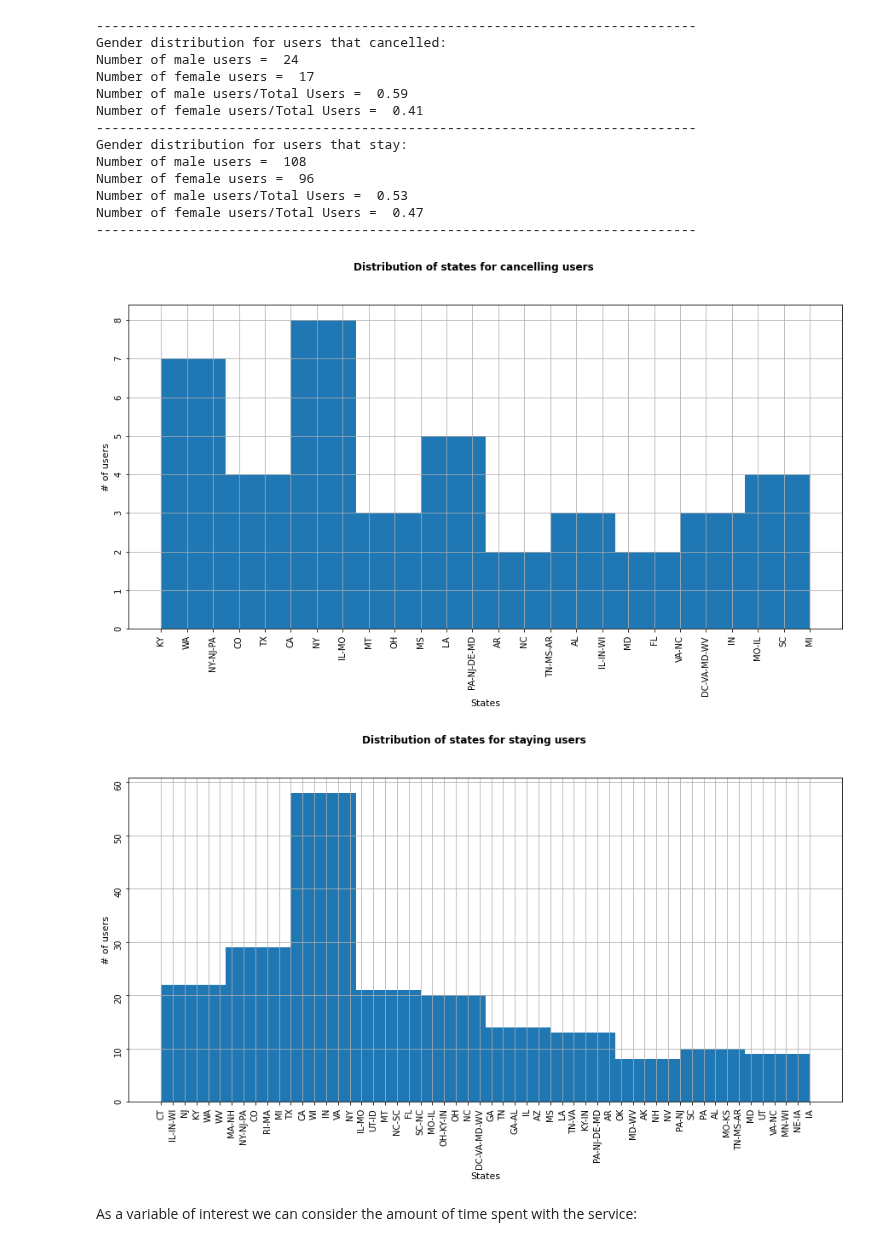
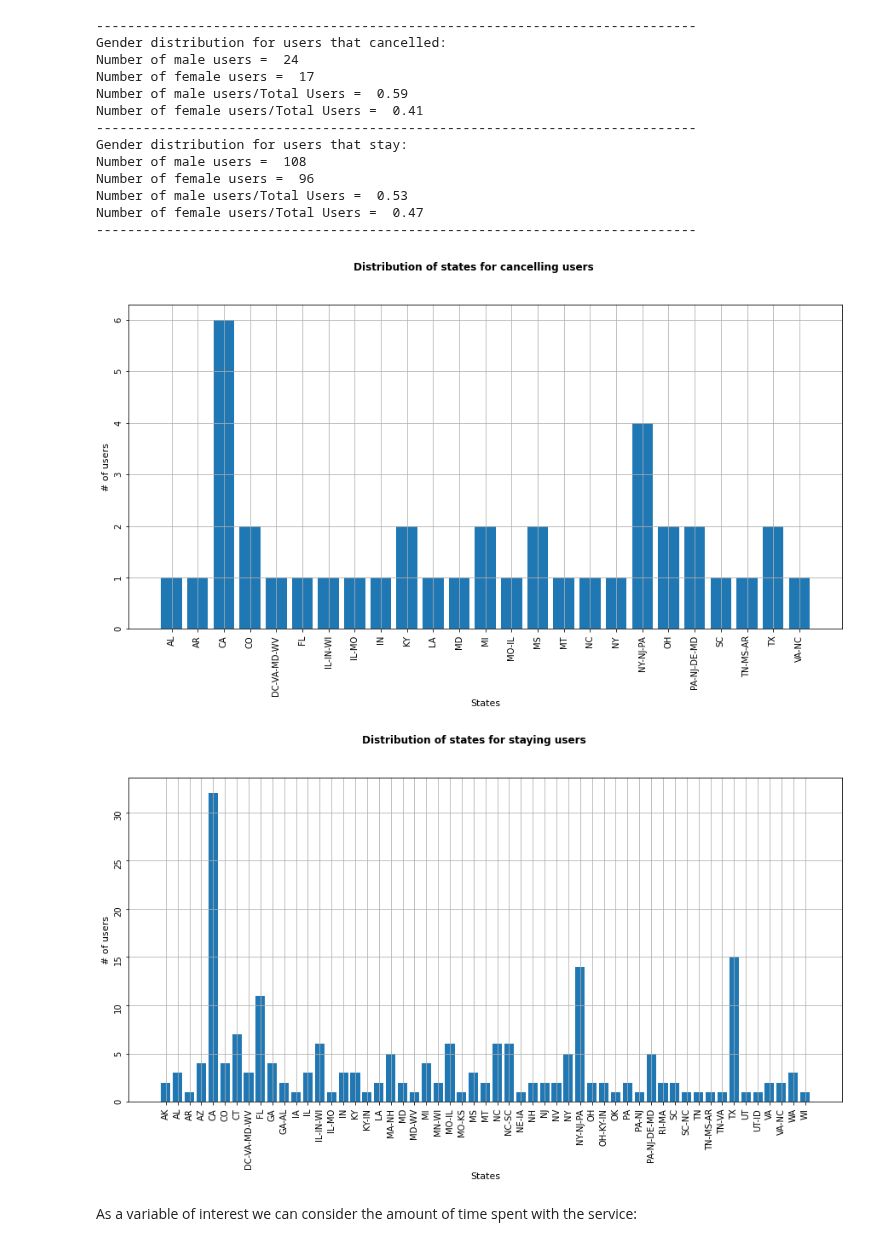
Before and after one commit to russom/DSND-Capstone, a Jupyter notebook: notebooks/Sparkify-project-local.ipynb, the cells around one changed output. Drawn from its saved outputs; the diff is of its cells as text; code cells hidden in the pictures.

```diff
--- a/notebooks/Sparkify-project-local.ipynb
+++ b/notebooks/Sparkify-project-local.ipynb
@@ -97,8 +97,12 @@ Num. of rows in the dataset:  286500 ; Num. of columns:  18
 # %% [markdown]
 To clean the dataset, we can delete eventual `NaN` in the `userId` and `sessionId` field, and take care of the cases of missing users also:
 # %%
-# Drop NaN
+# Drop NaN in userId and sessionId
 df_user_log_valid = df_user_log.dropna(how = "any", subset = ["userId", "sessionId"])
+
+# Drop NaN in gender and location
+df_user_log_valid = df_user_log.dropna(how = "any", subset = ["gender", "location"])
+
 # Drop empty users
 df_user_log_valid = df_user_log_valid.filter(df_user_log_valid["userId"] != "")
 # %%
@@ -1045,6 +1049,15 @@ canc_user_location = df_user_log_cancelled.\
 
 # Get the state only
 canc_user_state = [user_loc[1].split(', ')[1] for user_loc in canc_user_location]
+
+# Count the occurrences and store tham as 2D list
+canc_state_counts_list = [[x, canc_user_state.count(x)] for x in set(canc_user_state)]
+
+# Sort the states alphabetically
+canc_state_counts_list.sort(key=lambda l:l[0])
+
+# Convert to an array, for convenience in slicing
+canc_state_counts = np.array(canc_state_counts_list)
 # %%
 # Parse the staying users to collect their location
 staying_user_location = df_user_log_staying.\
@@ -1056,34 +1078,40 @@ staying_user_state = [user_loc[1].split(', ')[1] for user_loc in staying_user_lo
 # %%
-# Plot histogram for state location (1/2)
+# Plot bar chart for state location (1/2)
 fig, ax = plt.subplots(1, 1)
 
 fig.suptitle('Distribution of states for cancelling users', fontsize=12, fontweight='bold')
 fig.set_figheight(7)
 fig.set_figwidth(15)
 
-ax.hist(canc_user_state)
+x_coord = canc_state_counts[0:-1, 0].tolist()
+y_coord = [int(y_c) for y_c in canc_state_counts[0:-1, 1].tolist()]
+
+ax.bar(x_coord, y_coord)
 ax.set_xlabel('States', fontsize=11)
 ax.set_ylabel('# of users', fontsize=11)
-# plt.set_title('Cancelling Users', fontsize=11,fontweight='bold')
+
 ax.tick_params(labelrotation = 90)
 ax.grid()
 # %% [output]
-[figure, old version]
+[figure, new version]
 # %%
-# Plot histogram for state location (2/2)
+# Plot bar chart for state location (2/2)
 fig, ax = plt.subplots(1, 1)
 
 fig.suptitle('Distribution of states for staying users', fontsize=12, fontweight='bold')
 fig.set_figheight(7)
 fig.set_figwidth(15)
 
-ax.hist(staying_user_state)
+x_coord = stay_state_counts[0:-1, 0].tolist()
+y_coord = [int(y_c) for y_c in stay_state_counts[0:-1, 1].tolist()]
+
+ax.bar(x_coord, y_coord)
 ax.set_xlabel('States', fontsize=11)
 ax.set_ylabel('# of users', fontsize=11)
 ax.tick_params(labelrotation = 90)
 ax.grid()
 # %% [output]
-[figure, old version]
+[figure, new version]
 # %%
 # Check what happens to the first userID leaving
 # user_canc_0_lifecycle = df_user_log_valid.select(["userId", "firstname", "page", "level", "ts"]).\
```
Also changed, not shown: parts of 1 cell of this notebook, 2 other files.
